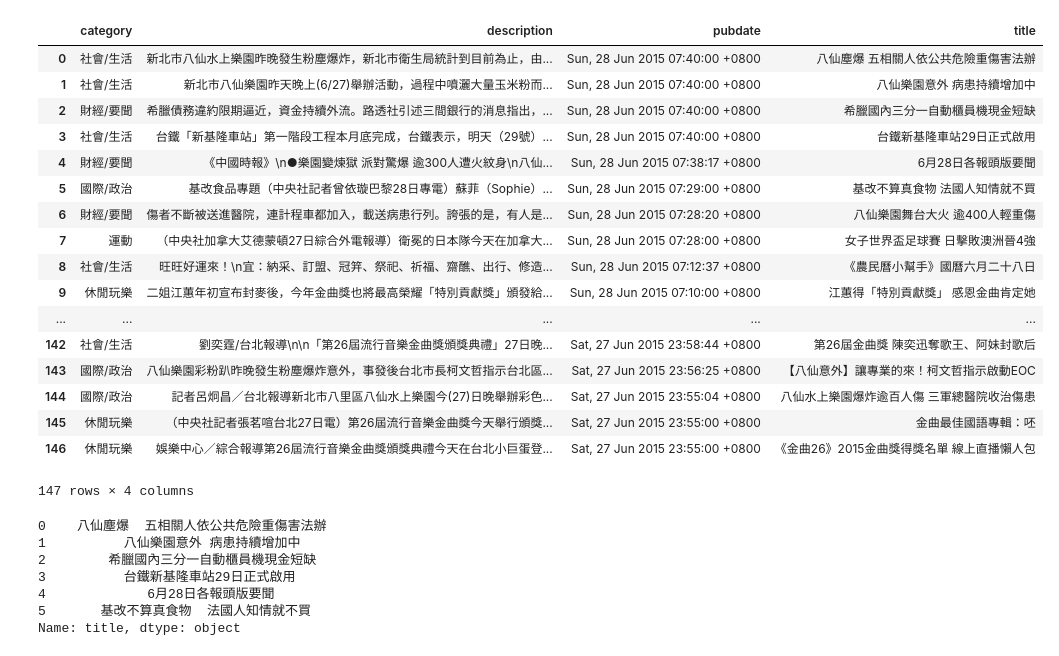
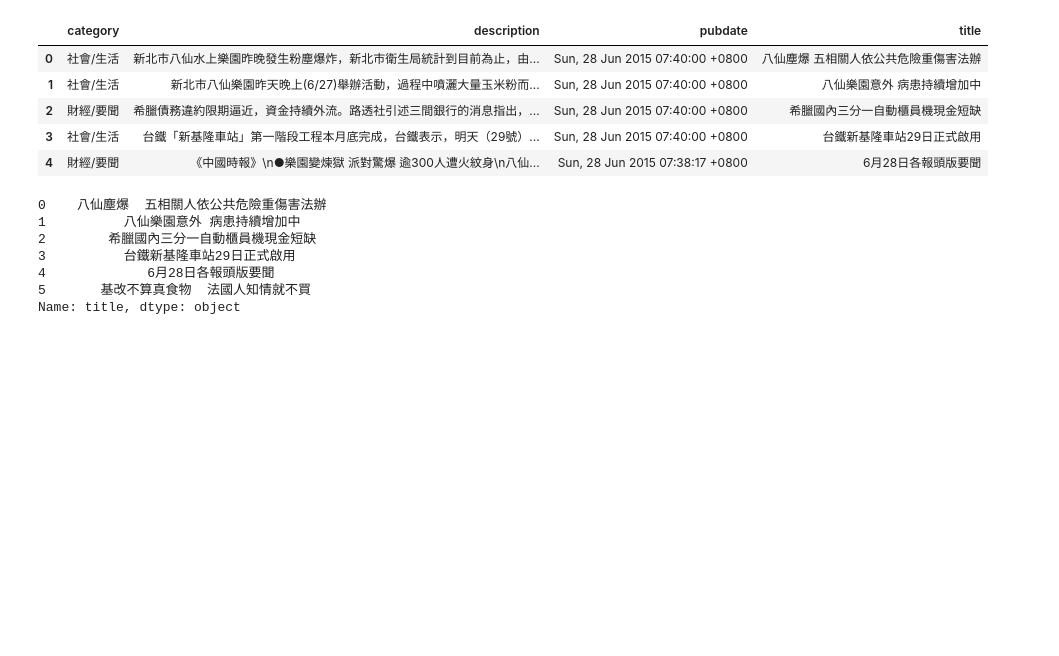
Before and after one commit to roccqqck/stock_eland, a Jupyter notebook: pandas.jieba.test.ipynb, the cells around one changed output. Cells and saved outputs as stored; diff of their text form; code cells hidden in the pictures; blank space fills up the shorter version.

```diff
--- a/pandas.jieba.test.ipynb
+++ b/pandas.jieba.test.ipynb
@@ -27,29 +27,17 @@ news.head(2)
 # %%
 news = news.drop(columns=['Unnamed: 0'])   # 刪除某columns
 #news = news.drop('Unnamed: 0', axis = 1)    # 刪除某columns, axis=1
 #news = news.drop([0], axis = 0)             # 刪除row axis=0     根據index 0
 #news = news.set_index("pubdate")            # 用某欄位當index
 news = news.reset_index(drop=True)           # index變成 0~N
-news
+news.head()
 # %% [output]
 |  | category | description | pubdate | title |
 | 0 | 社會/生活 | 新北市八仙水上樂園昨晚發生粉塵爆炸，新北市衛生局統計到目前為止，由... | Sun, 28 Jun 2015 07:40:00 +0800 | 八仙塵爆 五相關人依公共危險重傷害法辦 |
 | 1 | 社會/生活 | 新北市八仙樂園昨天晚上(6/27)舉辦活動，過程中噴灑大量玉米粉而... | Sun, 28 Jun 2015 07:40:00 +0800 | 八仙樂園意外 病患持續增加中 |
 | 2 | 財經/要聞 | 希臘債務違約限期逼近，資金持續外流。路透社引述三間銀行的消息指出，... | Sun, 28 Jun 2015 07:40:00 +0800 | 希臘國內三分一自動櫃員機現金短缺 |
 | 3 | 社會/生活 | 台鐵「新基隆車站」第一階段工程本月底完成，台鐵表示，明天（29號）... | Sun, 28 Jun 2015 07:40:00 +0800 | 台鐵新基隆車站29日正式啟用 |
 | 4 | 財經/要聞 | 《中國時報》\n●樂園變煉獄 派對驚爆 逾300人遭火紋身\n八仙... | Sun, 28 Jun 2015 07:38:17 +0800 | 6月28日各報頭版要聞 |
-| 5 | 國際/政治 | 基改食品專題（中央社記者曾依璇巴黎28日專電）蘇菲（Sophie）... | Sun, 28 Jun 2015 07:29:00 +0800 | 基改不算真食物 法國人知情就不買 |
-| 6 | 財經/要聞 | 傷者不斷被送進醫院，連計程車都加入，載送病患行列。誇張的是，有人是... | Sun, 28 Jun 2015 07:28:20 +0800 | 八仙樂園舞台大火 逾400人輕重傷 |
-| 7 | 運動 | （中央社加拿大艾德蒙頓27日綜合外電報導）衛冕的日本隊今天在加拿大... | Sun, 28 Jun 2015 07:28:00 +0800 | 女子世界盃足球賽 日擊敗澳洲晉4強 |
-| 8 | 社會/生活 | 旺旺好運來！\n宜：納采、訂盟、冠笄、祭祀、祈福、齋醮、出行、修造... | Sun, 28 Jun 2015 07:12:37 +0800 | 《農民曆小幫手》國曆六月二十八日 |
-| 9 | 休閒玩樂 | 二姐江蕙年初宣布封麥後，今年金曲獎也將最高榮耀「特別貢獻獎」頒發給... | Sun, 28 Jun 2015 07:10:00 +0800 | 江蕙得「特別貢獻獎」 感恩金曲肯定她 |
-| ... | ... | ... | ... | ... |
-| 142 | 社會/生活 | 劉奕霆/台北報導\n\n「第26屆流行音樂金曲獎頒獎典禮」27日晚... | Sat, 27 Jun 2015 23:58:44 +0800 | 第26屆金曲獎 陳奕迅奪歌王、阿妹封歌后 |
-| 143 | 國際/政治 | 八仙樂園彩粉趴昨晚發生粉塵爆炸意外，事發後台北市長柯文哲指示台北區... | Sat, 27 Jun 2015 23:56:25 +0800 | 【八仙意外】讓專業的來！柯文哲指示啟動EOC |
-| 144 | 國際/政治 | 記者呂炯昌／台北報導新北市八里區八仙水上樂園今(27)日晚舉辦彩色... | Sat, 27 Jun 2015 23:55:04 +0800 | 八仙水上樂園爆炸逾百人傷 三軍總醫院收治傷患 |
-| 145 | 休閒玩樂 | （中央社記者張茗喧台北27日電）第26屆流行音樂金曲獎今天舉行頒獎... | Sat, 27 Jun 2015 23:55:00 +0800 | 金曲最佳國語專輯：呸 |
-| 146 | 休閒玩樂 | 娛樂中心／綜合報導第26屆流行音樂金曲獎頒獎典禮今天在台北小巨蛋登... | Sat, 27 Jun 2015 23:55:00 +0800 | 《金曲26》2015金曲獎得獎名單 線上直播懶人包 |
-147 rows × 4 columns
 # %%
 news.loc[0:5,'title']          # 選取 [ index , column name]
 # %% [output]
```
Also changed, not shown: parts of 3 cells of this notebook.
